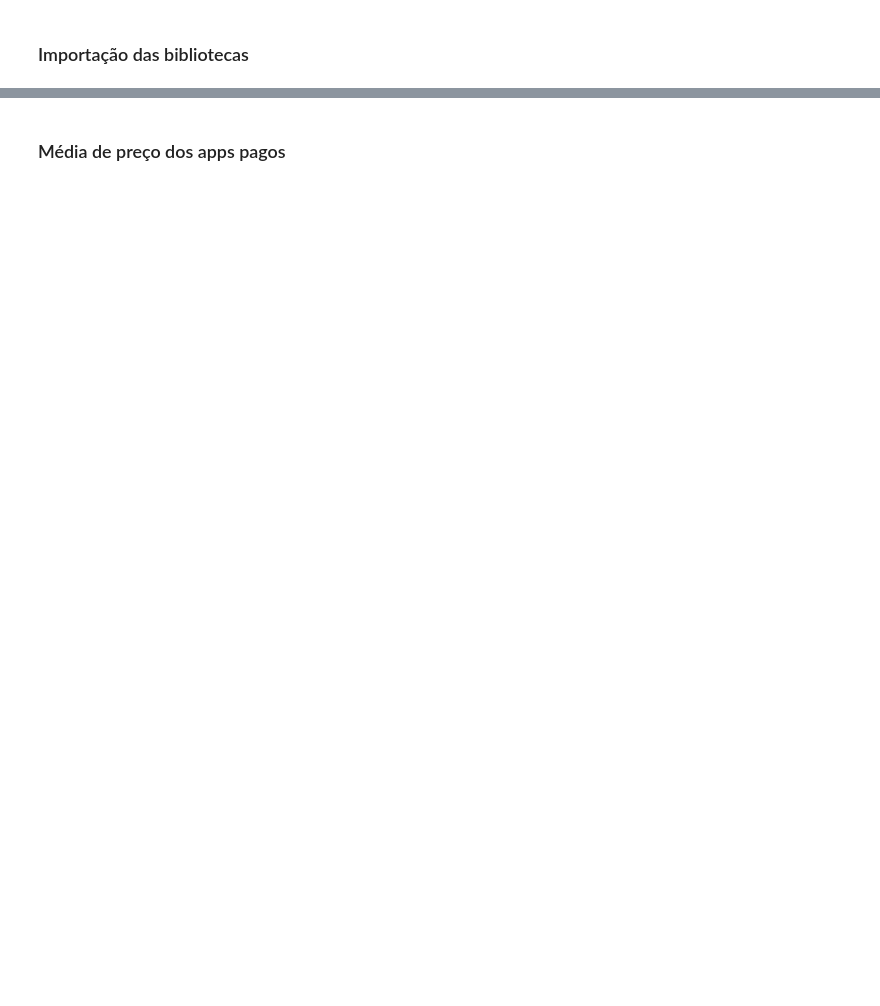
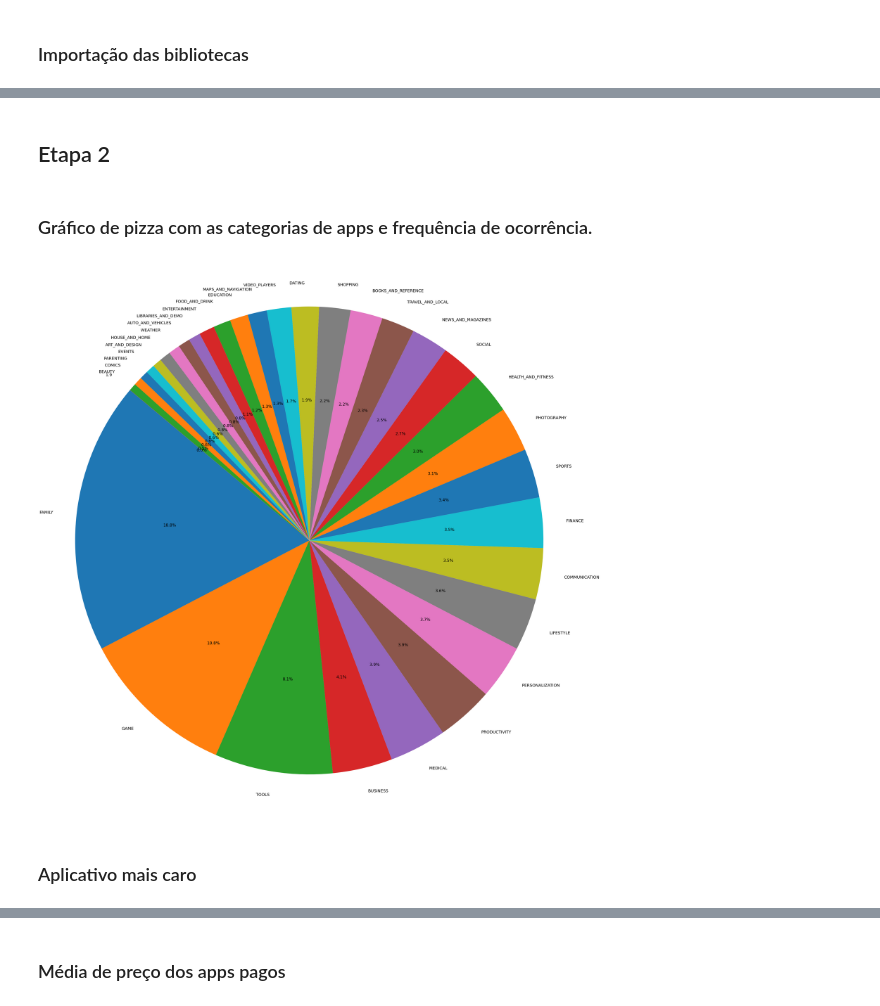
Before and after one commit to gabrielvavelar/Desafio-Hackathon, a Jupyter notebook: Desafio Python/desafio_python.ipynb, the cells around one changed output, grey strips where cells are left out. Drawn from its saved outputs; the diff is of its cells as text; code cells hidden in the pictures; blank space fills up the shorter version.

```diff
--- a/Desafio Python/desafio_python.ipynb
+++ b/Desafio Python/desafio_python.ipynb
@@ -28,9 +37,23 @@ plt.show()
+# %% [markdown]
+## Etapa 2
+# %% [markdown]
+### Gráfico de pizza com as categorias de apps e frequência de ocorrência.
 # %%
-category_counts = df['Category'].value_counts()
+contagem_categori = df['Category'].value_counts()
+
 plt.figure(figsize=(35, 35))
-plt.pie(category_counts, labels=category_counts.index, autopct='%1.1f%%', startangle=140)
-plt.title('Distribuição de Categorias de Aplicativos')
+plt.pie(
+    contagem_categori,
+    labels=contagem_categori.index,
+    autopct='%1.1f%%',
+    startangle=140,
+    textprops={'fontsize': 18}
+)
 plt.axis('equal')
 plt.tight_layout()
 plt.show()
+# %% [output]
+[figure, added]
+# %% [markdown]
+### Aplicativo mais caro
 # %%
```
Also changed, not shown: parts of 24 cells of this notebook.
